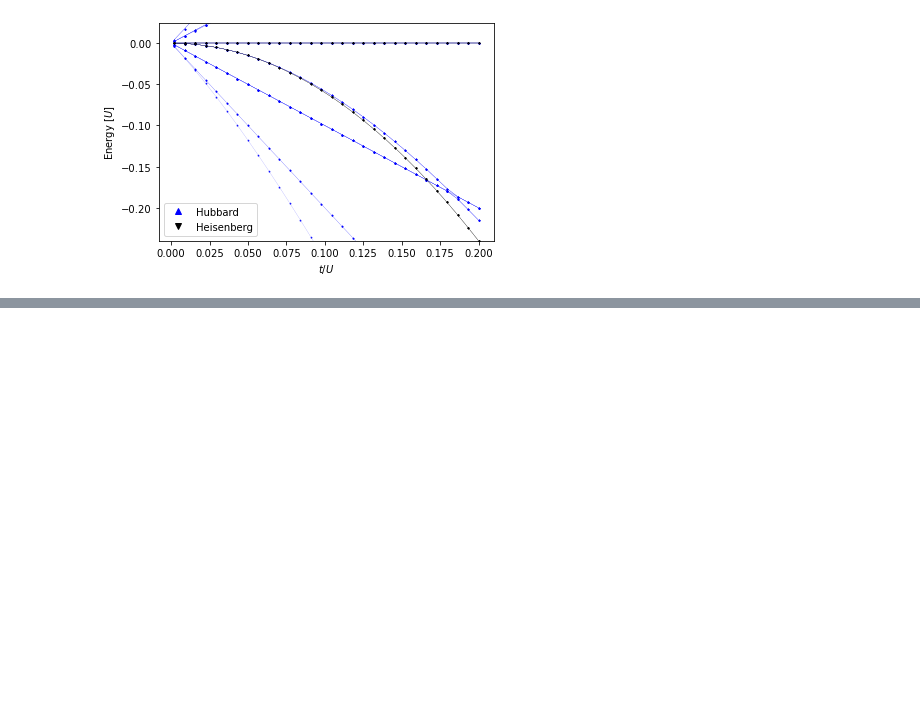
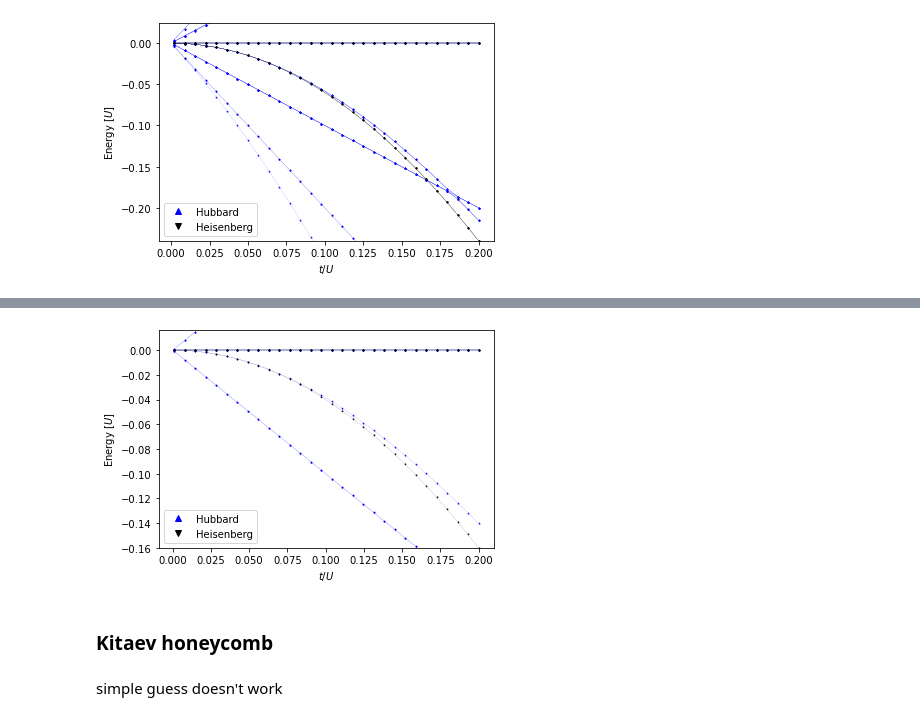
Before and after one commit to alicjadut/kwant_to_openfermion, a Jupyter notebook: hubbard_to_heisenberg.ipynb, the cells around one changed output, grey strips where cells are left out. Saved outputs shown, nothing was run; the diff lists cells and outputs as text; code cells hidden in the pictures; blank space fills up the shorter version.

```diff
--- a/hubbard_to_heisenberg.ipynb
+++ b/hubbard_to_heisenberg.ipynb
@@ -628,0 +807,45 @@ plot_spectra(hub_energies, hei_energies, x_list)
+# %%
+def fermion_ham_2s(t, U):
+    lat = kwant.lattice.chain()
+    sites = [(n,) for n in range(2)]
+
+    syst = build_syst(lat, sites, onsite = 0*sigma_0, hopping = -t*sigma_x)
+
+    hub_ham = system_to_FermionOperator(syst)
+    for i in range(len(sites)):
+            hub_ham += openfermion.FermionOperator(f'{2*i}^ {2*i} {2*i+1}^ {2*i+1}', U)
+    return(hub_ham)
+# %%
+def qubit_ham_2s(J):
+
+    lat = kwant.lattice.chain()
+    sites = [(n,) for n in range(2)]
+
+    syst = build_syst(lat, sites, onsite = 0*sigma_0,
+                      hopping = J/4*(np.kron(sigma_x, sigma_x)-np.kron(sigma_y, sigma_y)-np.kron(sigma_z, sigma_z)))
+
+    hei_ham = system_to_QubitOperator(syst)
+
+    return hei_ham
+# %%
+x_list = np.linspace(0.001, 0.2, 30)
+
+hub_energies = []
+hei_energies = []
+for x in tqdm(x_list):
+    hub_energies.append(
+        openfermion.eigenspectrum(
+            fermion_ham_2s(U = 1, t = x)
+        ))
+    hei_energies.append(
+        openfermion.eigenspectrum(
+            qubit_ham_2s(J = 4*x**2)
+        ) - x**2)
+# %%
+plot_spectra(hub_energies, hei_energies, x_list)
+# %% [output]
+[figure, added]
+# %% [markdown]
+### Kitaev honeycomb
+# %% [markdown]
+simple guess doesn't work
```
Also changed, not shown: parts of 13 cells of this notebook.
